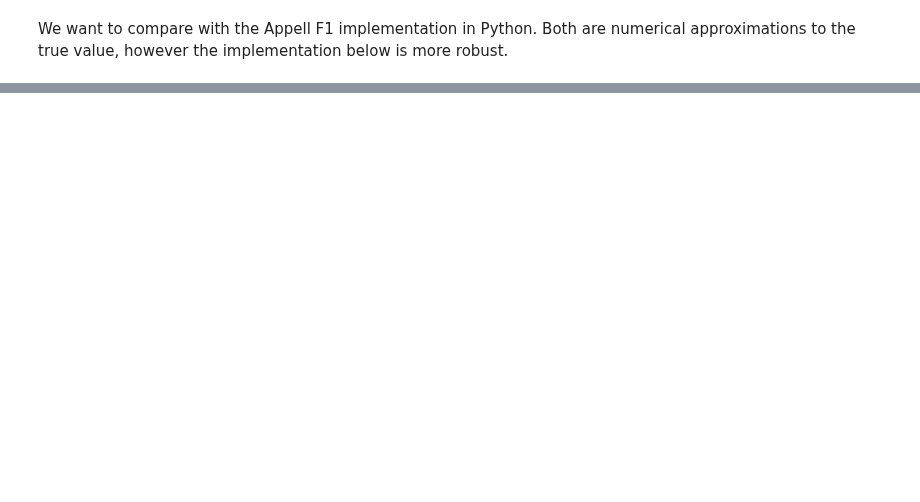
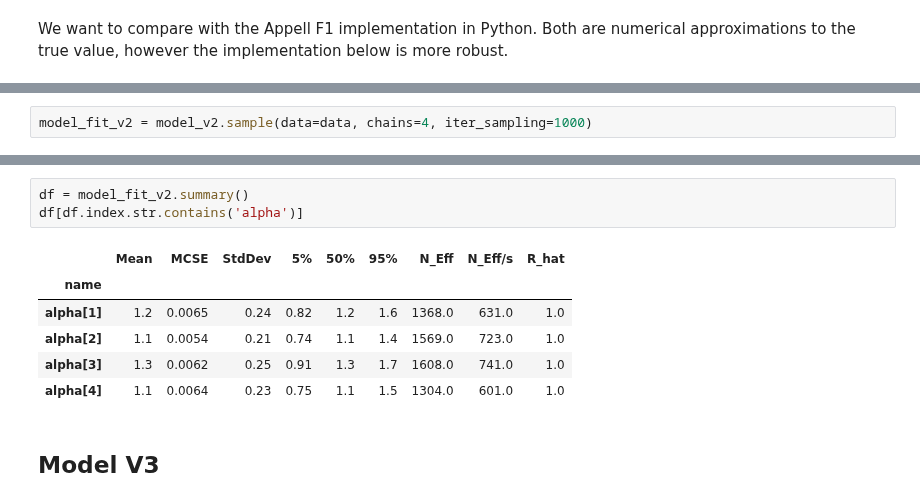
Before and after one commit to lucasmoschen/bivariate-beta, a Jupyter notebook: notebooks/integration_stan.ipynb, the cells around one changed output, grey strips where cells are left out. Saved outputs shown, nothing was run; the diff lists cells and outputs as text; blank space fills up the shorter version.

```diff
--- a/notebooks/integration_stan.ipynb
+++ b/notebooks/integration_stan.ipynb
@@ -190,0 +183,2 @@ Draws: 4000)
+# %%
+model_fit_v2 = model_v2.sample(data=data, chains=4, iter_sampling=1000)
@@ -190,0 +211,12 @@ Draws: 4000)
+# %%
+df = model_fit_v2.summary()
+df[df.index.str.contains('alpha')]
+# %% [output]
+|  | Mean | MCSE | StdDev | 5% | 50% | 95% | N_Eff | N_Eff/s | R_hat |
+| name |  |  |  |  |  |  |  |  |  |
+| alpha[1] | 1.2 | 0.0065 | 0.24 | 0.82 | 1.2 | 1.6 | 1368.0 | 631.0 | 1.0 |
+| alpha[2] | 1.1 | 0.0054 | 0.21 | 0.74 | 1.1 | 1.4 | 1569.0 | 723.0 | 1.0 |
+| alpha[3] | 1.3 | 0.0062 | 0.25 | 0.91 | 1.3 | 1.7 | 1608.0 | 741.0 | 1.0 |
+| alpha[4] | 1.1 | 0.0064 | 0.23 | 0.75 | 1.1 | 1.5 | 1304.0 | 601.0 | 1.0 |
+# %% [markdown]
+## Model V3
```
Also changed, not shown: parts of 40 cells of this notebook.
